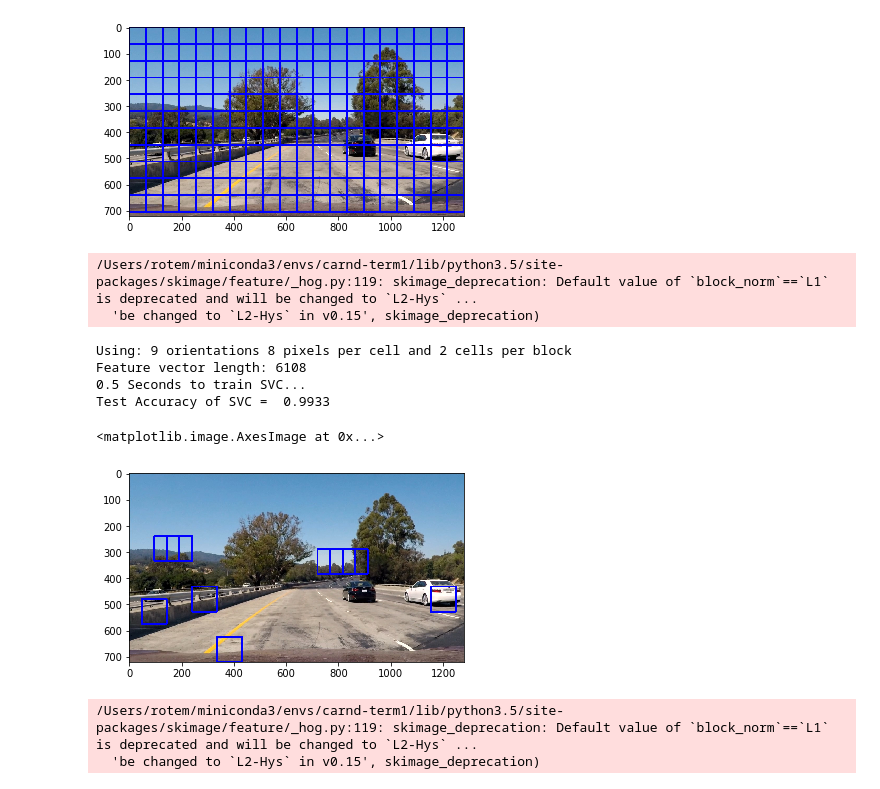
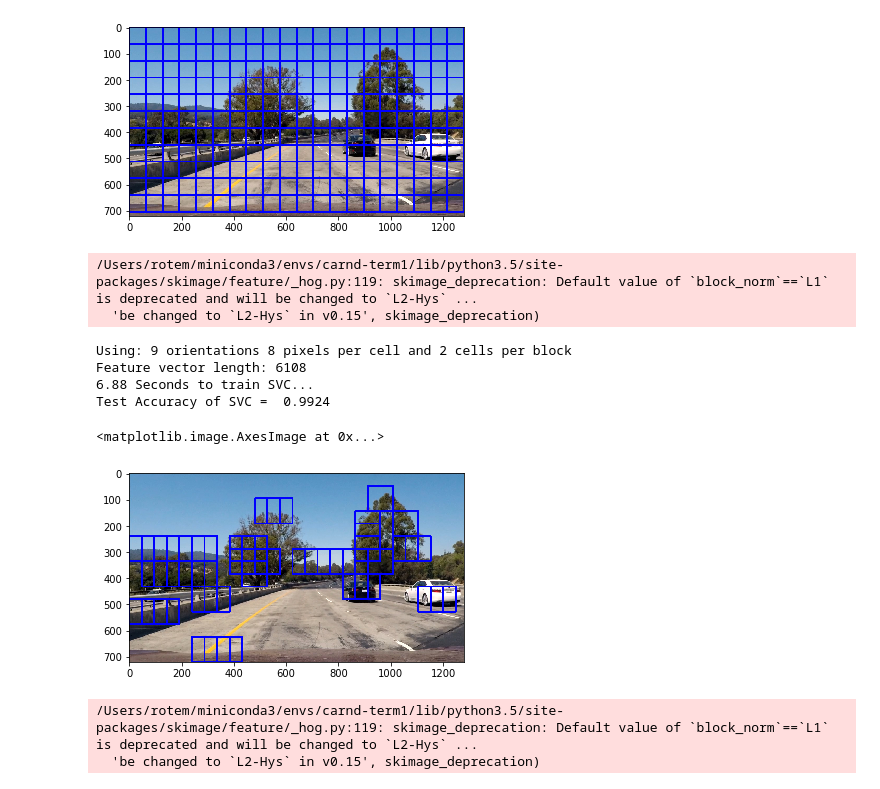
Before and after one commit to RotemShaul/CarND-Vehicle-Detection, a Jupyter notebook: model.ipynb, the cells around one changed output. Cells and saved outputs as stored; diff of their text form; code cells hidden in the pictures.

```diff
--- a/model.ipynb
+++ b/model.ipynb
@@ -654,7 +654,7 @@ def bin_spatial(img, size=(32, 32)):
 
 # Define a function to compute color histogram features
 # NEED TO CHANGE bins_range if reading .png files with mpimg!
-def color_hist(img, nbins=32, bins_range=(0, 256)):
+def color_hist(img, nbins=32, bins_range=(0, 1)):
     # Compute the histogram of the color channels separately
     channel1_hist = np.histogram(img[:,:,0], bins=nbins, range=bins_range)
     channel2_hist = np.histogram(img[:,:,1], bins=nbins, range=bins_range)
@@ -859,8 +859,8 @@ def search_windows(img, windows, clf, scaler, color_space='RGB',
 # Reduce the sample size because
 # The quiz evaluator times out after 13s of CPU time
 sample_size = 1500
-cars = all_cars[0:sample_size]
-notcars = all_non_cars[0:sample_size]
+cars = all_cars#[0:sample_size]
+notcars = all_non_cars#[0:sample_size]
 
 ### TODO: Tweak these parameters and see how the results change.
 color_space = 'HLS' # Can be RGB, HSV, LUV, HLS, YUV, YCrCb
@@ -918,36 +918,36 @@ print('Test Accuracy of SVC = ', round(svc.score(X_test, y_test), 4))
 # Check the prediction time for a single sample
 t=time.time()
 
 image = mpimg.imread('./test_images/test1.jpg')
 draw_image = np.copy(image)
 
 # Uncomment the following line if you extracted training
 # data from .png images (scaled 0 to 1 by mpimg) and the
 # image you are searching is a .jpg (scaled 0 to 255)
 #image = image.astype(np.float32)/255
 
 windows = slide_window(image, x_start_stop=[None, None], y_start_stop=y_start_stop,
                     xy_window=(96, 96), xy_overlap=(0.5, 0.5))
 
 hot_windows = search_windows(image, windows, svc, X_scaler, color_space=color_space,
                         spatial_size=spatial_size, hist_bins=hist_bins,
                         orient=orient, pix_per_cell=pix_per_cell,
                         cell_per_block=cell_per_block,
                         hog_channel=hog_channel, spatial_feat=spatial_feat,
                         hist_feat=hist_feat, hog_feat=hog_feat)
 
 window_img = draw_boxes(draw_image, hot_windows, color=(0, 0, 255), thick=6)
 
 plt.imshow(window_img)
 # %% [output]
 /Users/rotem/miniconda3/envs/carnd-term1/lib/python3.5/site-packages/skimage/feature/_hog.py:119: skimage_deprecation: Default value of `block_norm`==`L1` is deprecated and will be changed to `L2-Hys` ...
   'be changed to `L2-Hys` in v0.15', skimage_deprecation)
 Using: 9 orientations 8 pixels per cell and 2 cells per block
 Feature vector length: 6108
-0.5 Seconds to train SVC...
-Test Accuracy of SVC =  0.9933
+6.88 Seconds to train SVC...
+Test Accuracy of SVC =  0.9924
 <matplotlib.image.AxesImage at 0x...>
-[figure, old version]
+[figure, new version]
 # %%
 #hog subsample
 import matplotlib.image as mpimg
```
Also changed, not shown: 1 other file.
